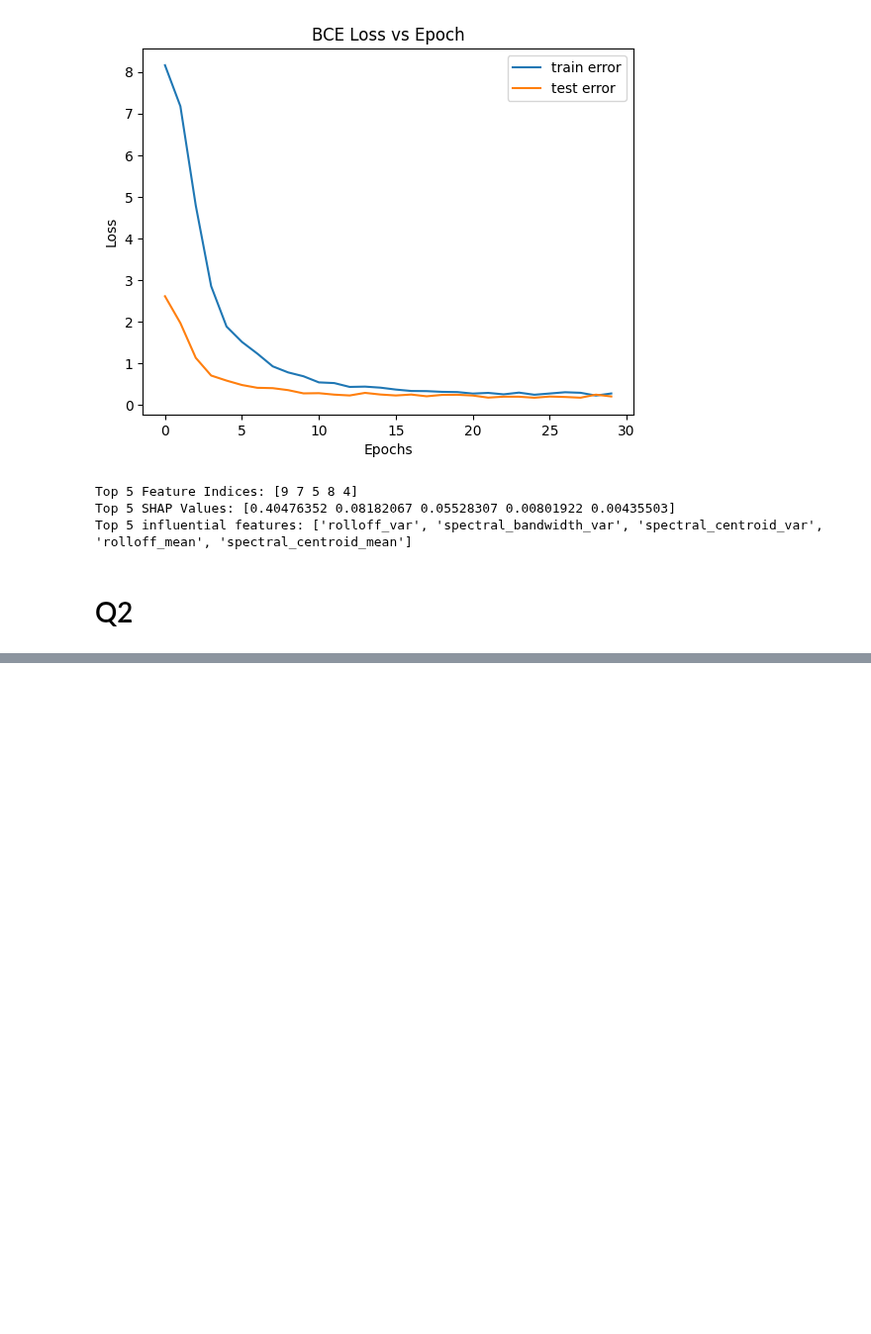
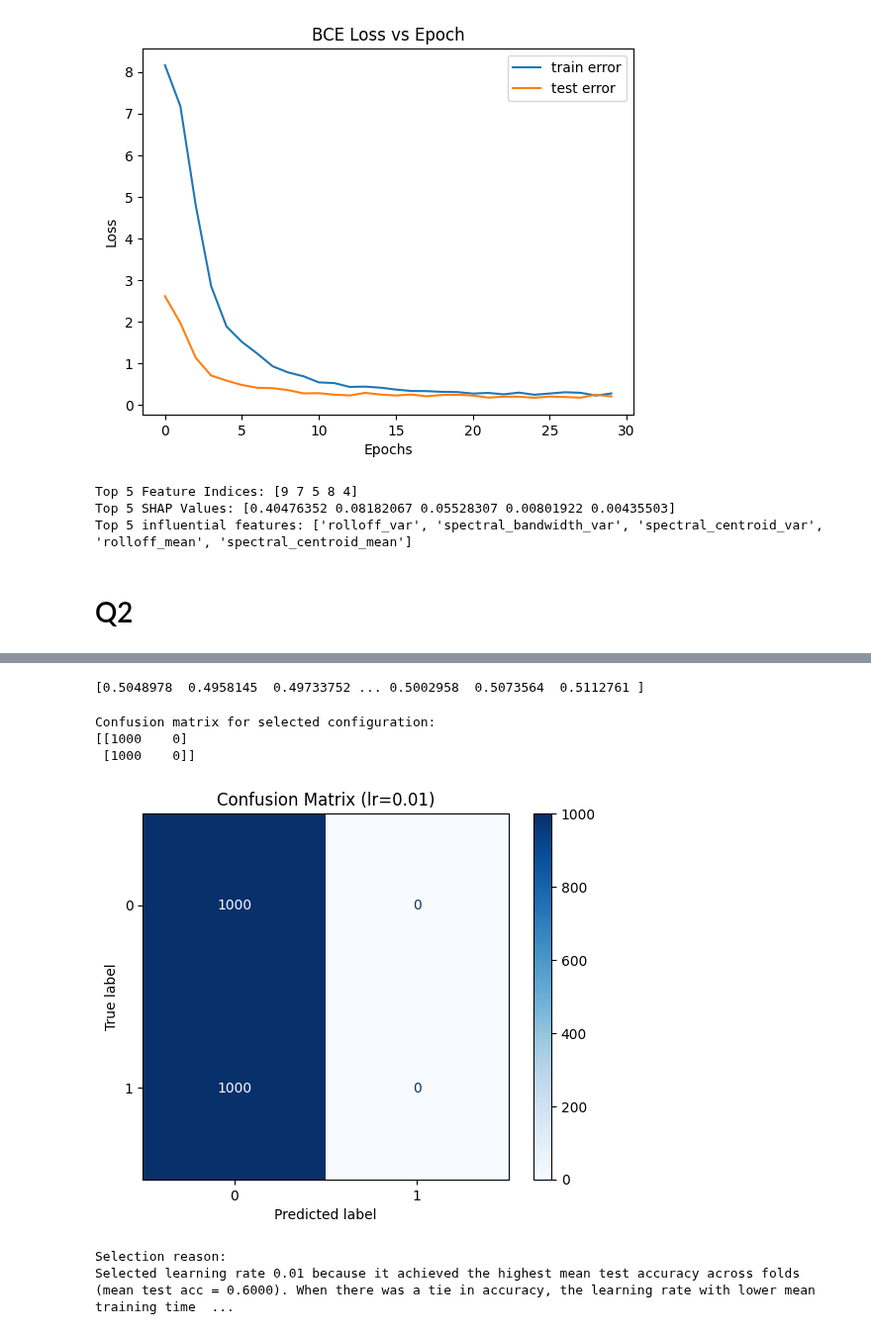
Before and after one commit to KyeYongChoo/Neural-Networks-Music-Classification-Housing-Price-Predictor, a Jupyter notebook: my_ans/QA.ipynb, the cells around one changed output, grey strips where cells are left out. Shown at 99% size. Drawn from its saved outputs; the diff is of its cells as text; code cells hidden in the pictures; blank space fills up the shorter version.

```diff
--- a/my_ans/QA.ipynb
+++ b/my_ans/QA.ipynb
@@ -509,0 +400,43 @@ Could not compute sample accuracy from all_preds/X_Y - maybe train not run or st
+# %%
+                # X_Y[fold, lr_idx, 0, 0] = x_train
+                # X_Y[fold, lr_idx, 0, 1] = y_train
+                # X_Y[fold, lr_idx, 1, 0] = x_test
+                # X_Y[fold, lr_idx, 1, 1] = y_test
+print(X_Y[0, 0, 0, 2])
+# %% [output]
+[0.5048978  0.4958145  0.49733752 ... 0.5002958  0.5073564  0.5112761 ]
+# %%
+# print(X_Y[0, 0, 0, 1])
+# Build true labels and predicted probabilities across folds
+Y = np.concatenate([X_Y[fold, 0, 1, 1] for fold in range(no_folds)], axis=0).ravel().astype(int)
+pred_probs = np.concatenate([X_Y[fold, 0, 1, 2] for fold in range(no_folds)], axis=0).ravel()
+# Threshold probabilities at 0.5 to obtain class predictions
+pred = (pred_probs >= 0.5).astype(int)
+
+# Optional quick sanity prints
+print('Y shape:', Y.shape, 'pred_probs shape:', pred_probs.shape, 'pred shape:', pred.shape)
+# %%
+cm = confusion_matrix(Y, pred)
+print('Confusion matrix for selected configuration:')
+print(cm)
+
+disp = ConfusionMatrixDisplay(confusion_matrix=cm, display_labels=[0,1])
+disp.plot(cmap='Blues')
+plt.title(f'Confusion Matrix (lr={optimal_lr})')
+plt.show()
+
+# Reason for selection
+reason = (
+    f"Selected learning rate {optimal_lr} because it achieved the highest mean test accuracy "
+    f"across folds (mean test acc = {time_table.loc[best_idx, 'mean_test_acc']:.4f}). "
+    "When there was a tie in accuracy, the learning rate with lower mean training time was chosen."
+)
+print('\nSelection reason:')
+print(reason)
+# %% [output]
+Confusion matrix for selected configuration:
+[[1000    0]
+ [1000    0]]
+[figure, added]
+Selection reason:
+Selected learning rate 0.01 because it achieved the highest mean test accuracy across folds (mean test acc = 0.6000). When there was a tie in accuracy, the learning rate with lower mean training time  ...
```
Also changed, not shown: parts of 11 cells of this notebook.
